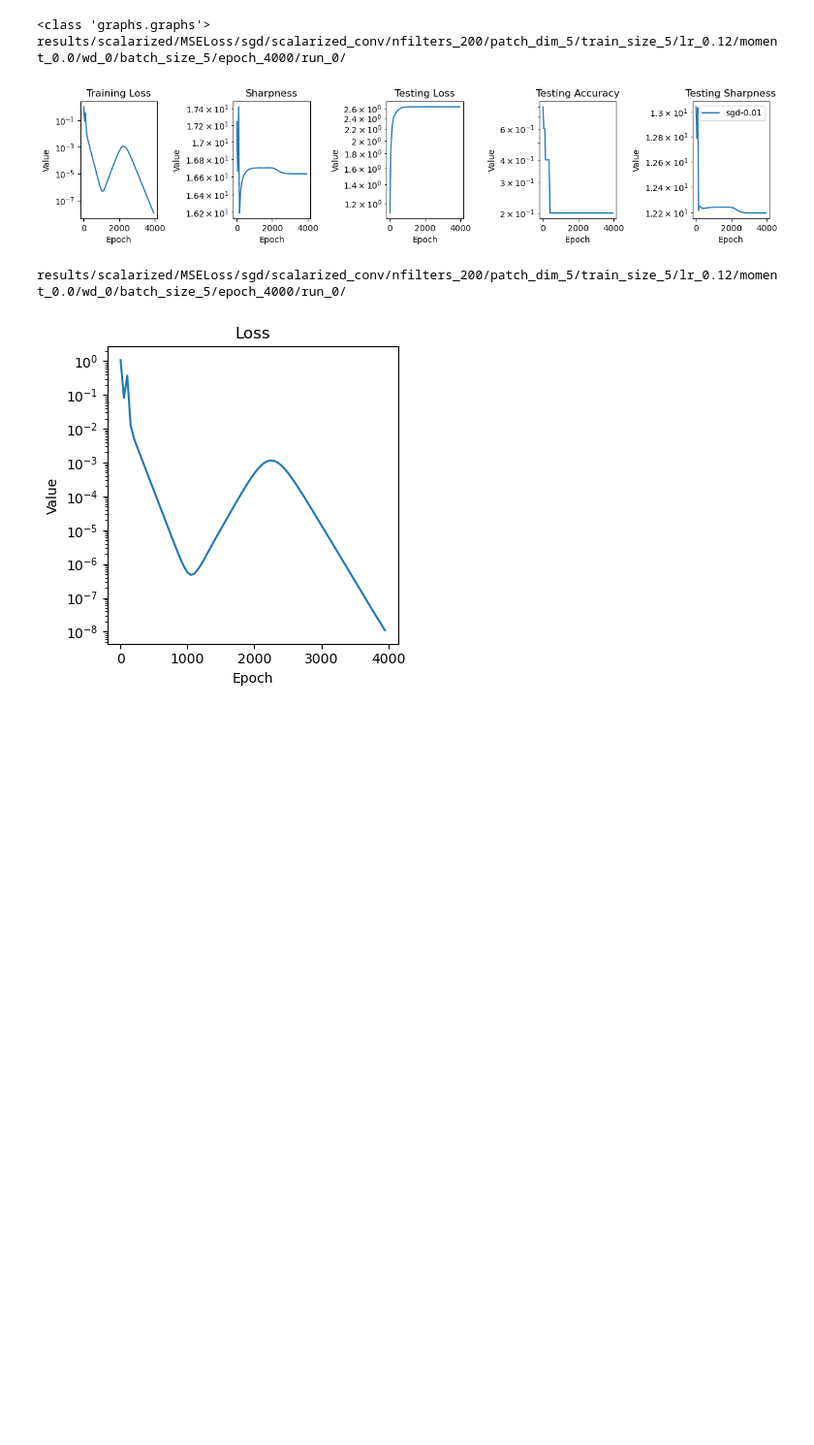
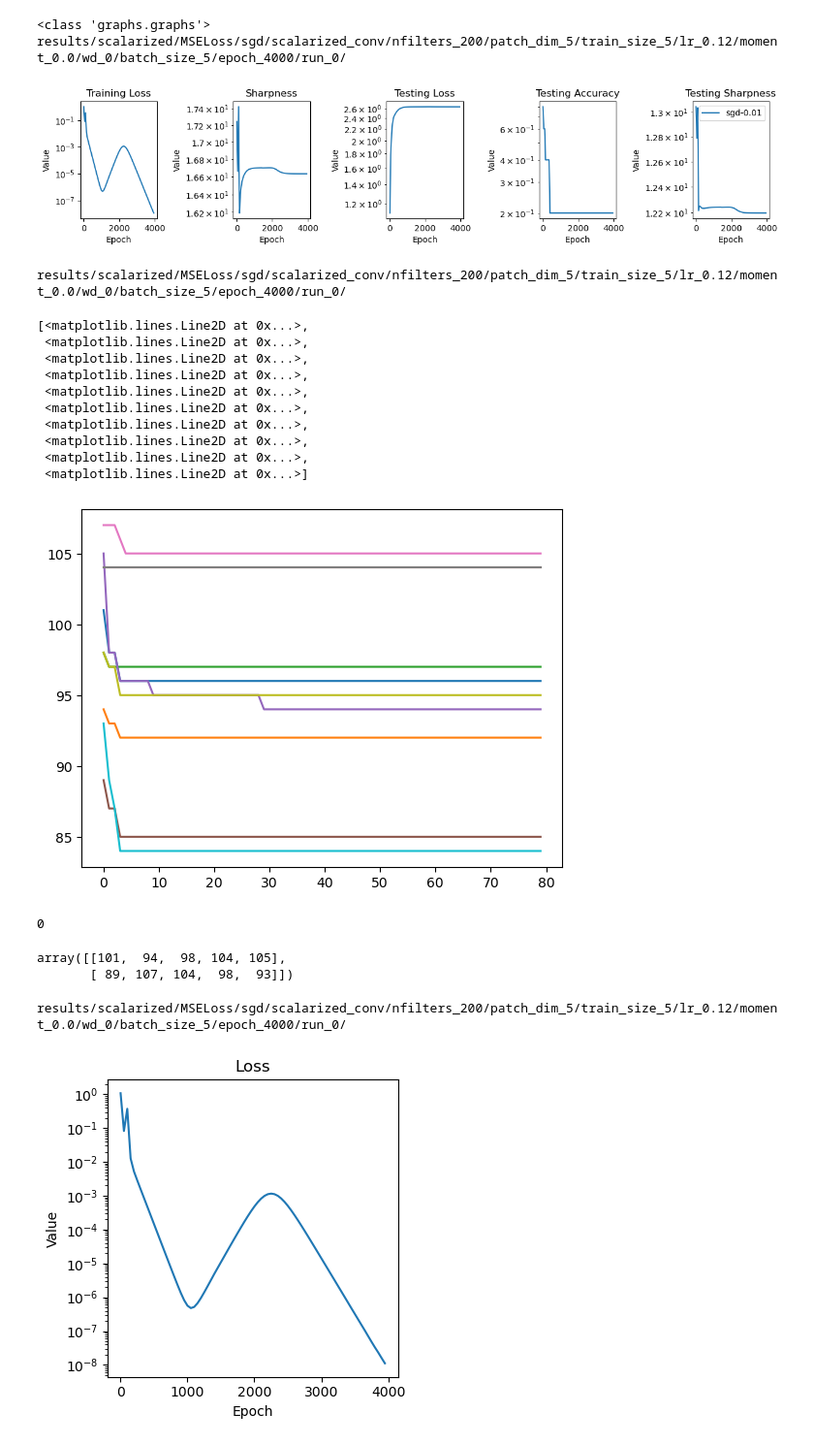
Before and after one commit to lucmonl/mlopt, a Jupyter notebook: notebook/edge_of_stability.ipynb, the cells around one changed output. Shown at 97% size. Saved outputs shown, nothing was run; the diff lists cells and outputs as text; code cells hidden in the pictures; blank space fills up the shorter version.

```diff
--- a/notebook/edge_of_stability.ipynb
+++ b/notebook/edge_of_stability.ipynb
@@ -1046,6 +1046,37 @@ plot_figures_opts(["sgd-0.01"], model_params, opt_params)
 <class 'graphs.graphs'>
 results/scalarized/MSELoss/sgd/scalarized_conv/nfilters_200/patch_dim_5/train_size_5/lr_0.12/moment_0.0/wd_0/batch_size_5/epoch_4000/run_0/
 [figure]
+# %%
+from plot_functions import get_attr
+import matplotlib.pyplot as plt
+P = 5
+width = 200
+activation = get_attr("sgd-0.01", model_params, opt_params, "activation_pattern")
+activation = [activation[i][0].reshape(2, P, width).sum(axis=-1).reshape(-1) for i in range(len(activation))]
+plt.plot(activation)
+# %% [output]
+results/scalarized/MSELoss/sgd/scalarized_conv/nfilters_200/patch_dim_5/train_size_5/lr_0.12/moment_0.0/wd_0/batch_size_5/epoch_4000/run_0/
+[<matplotlib.lines.Line2D at 0x...>,
+ <matplotlib.lines.Line2D at 0x...>,
+ <matplotlib.lines.Line2D at 0x...>,
+ <matplotlib.lines.Line2D at 0x...>,
+ <matplotlib.lines.Line2D at 0x...>,
+ <matplotlib.lines.Line2D at 0x...>,
+ <matplotlib.lines.Line2D at 0x...>,
+ <matplotlib.lines.Line2D at 0x...>,
+ <matplotlib.lines.Line2D at 0x...>,
+ <matplotlib.lines.Line2D at 0x...>]
+[figure, added]
+# %%
+import numpy as np
+np.sum(np.abs(activation[0][0] - activation[0][1]))
+# %% [output]
+0
+# %%
+activation[0]
+# %% [output]
+array([[101,  94,  98, 104, 105],
+       [ 89, 107, 104,  98,  93]])
 # %%
 from plot_functions import plot_attr_figure
 plot_attr_figure(["sgd-0.01"], model_params, opt_params, "loss")
```
Also changed, not shown: parts of 4 cells of this notebook, 8 other files.
